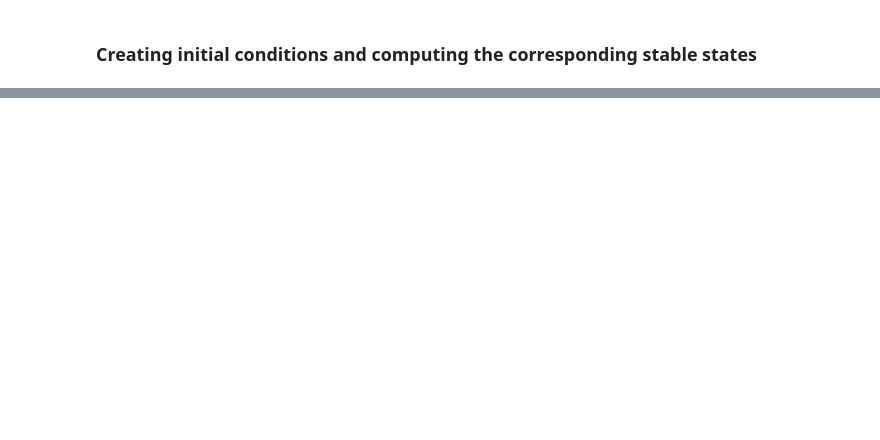
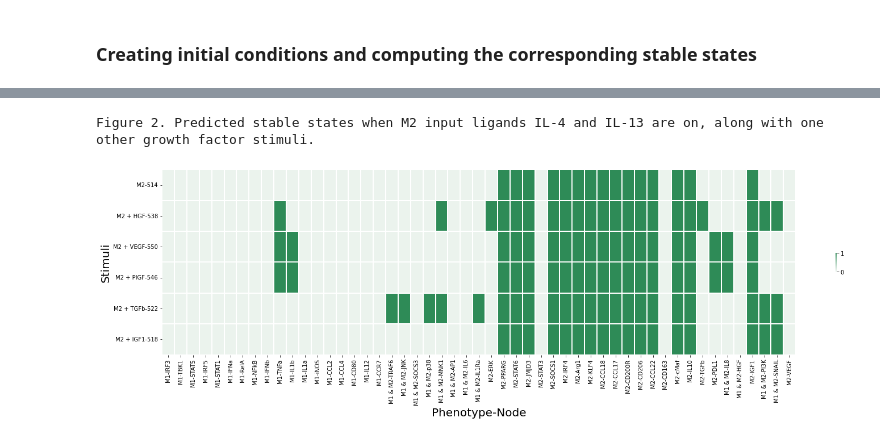
Before and after one commit to Karinaovedal/Master-thesis, a Jupyter notebook: GF_effects.ipynb, the cells around one changed output, grey strips where cells are left out. Saved outputs shown, nothing was run; the diff lists cells and outputs as text; code cells hidden in the pictures; blank space fills up the shorter version.

```diff
--- a/GF_effects.ipynb
+++ b/GF_effects.ipynb
@@ -84,18 +91,18 @@ Table 1. All possible stable states.
 # %%
 # Creating initial state conditions:
-inpM1 = ('IFNg == "1" & LPS == "1" & VEGF_e == "0" & PlGF == "0" & GMCSF == "0" & IL6_e == "0" & IL1b_e == "0" & IC == "0" & PGE2_e == "0" & IL4 == "0" & IL13 == "0" & IL10_e == "0" & HGF_e == "0" & TGFb_e == "0" & IGF1_e == "0" ')
-inpM1_HGF = ('IFNg == "1" & LPS == "1" & VEGF_e == "0" & PlGF == "0" & GMCSF == "0" & IL6_e == "0" & IL1b_e == "0" & IC == "0" & PGE2_e == "0" & IL4 == "0" & IL13 == "0" & IL10_e == "0" & HGF_e == "1" & TGFb_e == "0" & IGF1_e == "0" ')
-inpM1_VEGF = ('IFNg == "1" & LPS == "1" & VEGF_e == "1" & PlGF == "0" & GMCSF == "0" & IL6_e == "0" & IL1b_e == "0" & IC == "0" & PGE2_e == "0" & IL4 == "0" & IL13 == "0" & IL10_e == "0" & HGF_e == "0" & TGFb_e == "0" & IGF1_e == "0" ')
-inpM1_PlGF = ('IFNg == "1" & LPS == "1" & VEGF_e == "0" & PlGF == "1" & GMCSF == "0" & IL6_e == "0" & IL1b_e == "0" & IC == "0" & PGE2_e == "0" & IL4 == "0" & IL13 == "0" & IL10_e == "0" & HGF_e == "0" & TGFb_e == "0" & IGF1_e == "0" ')
-inpM1_TGFb = ('IFNg == "1" & LPS == "1" & VEGF_e == "0" & PlGF == "0" & GMCSF == "0" & IL6_e == "0" & IL1b_e == "0" & IC == "0" & PGE2_e == "0" & IL4 == "0" & IL13 == "0" & IL10_e == "0" & HGF_e == "0" & TGFb_e == "1" & IGF1_e == "0" ')
-inpM1_IGF1 = ('IFNg == "1" & LPS == "1" & VEGF_e == "0" & PlGF == "0" & GMCSF == "0" & IL6_e == "0" & IL1b_e == "0" & IC == "0" & PGE2_e == "0" & IL4 == "0" & IL13 == "0" & IL10_e == "0" & HGF_e == "0" & TGFb_e == "0" & IGF1_e == "1" ')
+inpM1 = ('IFNg == 1 & LPS == 1 & VEGF_e == 0 & PlGF == 0 & GMCSF == 0 & IL6_e == 0 & IL1b_e == 0 & IC == 0 & PGE2_e == 0 & IL4 == 0 & IL13 == 0 & IL10_e == 0 & HGF_e == 0 & TGFb_e == 0 & IGF1_e == 0')
+inpM1_HGF = ('IFNg == 1 & LPS == 1 & VEGF_e == 0 & PlGF == 0 & GMCSF == 0 & IL6_e == 0 & IL1b_e == 0 & IC == 0 & PGE2_e == 0 & IL4 == 0 & IL13 == 0 & IL10_e == 0 & HGF_e == 1 & TGFb_e == 0 & IGF1_e == 0')
+inpM1_VEGF = ('IFNg == 1 & LPS == 1 & VEGF_e == 1 & PlGF == 0 & GMCSF == 0 & IL6_e == 0 & IL1b_e == 0 & IC == 0 & PGE2_e == 0 & IL4 == 0 & IL13 == 0 & IL10_e == 0 & HGF_e == 0 & TGFb_e == 0 & IGF1_e == 0')
+inpM1_PlGF = ('IFNg == 1 & LPS == 1 & VEGF_e == 0 & PlGF == 1 & GMCSF == 0 & IL6_e == 0 & IL1b_e == 0 & IC == 0 & PGE2_e == 0 & IL4 == 0 & IL13 == 0 & IL10_e == 0 & HGF_e == 0 & TGFb_e == 0 & IGF1_e == 0')
+inpM1_TGFb = ('IFNg == 1 & LPS == 1 & VEGF_e == 0 & PlGF == 0 & GMCSF == 0 & IL6_e == 0 & IL1b_e == 0 & IC == 0 & PGE2_e == 0 & IL4 == 0 & IL13 == 0 & IL10_e == 0 & HGF_e == 0 & TGFb_e == 1 & IGF1_e == 0')
+inpM1_IGF1 = ('IFNg == 1 & LPS == 1 & VEGF_e == 0 & PlGF == 0 & GMCSF == 0 & IL6_e == 0 & IL1b_e == 0 & IC == 0 & PGE2_e == 0 & IL4 == 0 & IL13 == 0 & IL10_e == 0 & HGF_e == 0 & TGFb_e == 0 & IGF1_e == 1')
 
-inpM2 = ('IFNg == "0" & LPS == "0" & VEGF_e == "0" & PlGF == "0" & GMCSF == "0" & IL6_e == "0" & IL1b_e == "0" & IC == "0" & PGE2_e == "0" & IL4 == "1" & IL13 == "1" & IL10_e == "0" & HGF_e == "0" & TGFb_e == "0" & IGF1_e == "0" ')
-inpM2_HGF = ('IFNg == "0" & LPS == "0" & VEGF_e == "0" & PlGF == "0" & GMCSF == "0" & IL6_e == "0" & IL1b_e == "0" & IC == "0" & PGE2_e == "0" & IL4 == "1" & IL13 == "1" & IL10_e == "0" & HGF_e == "1" & TGFb_e == "0" & IGF1_e == "0" ')
-inpM2_VEGF = ('IFNg == "0" & LPS == "0" & VEGF_e == "1" & PlGF == "0" & GMCSF == "0" & IL6_e == "0" & IL1b_e == "0" & IC == "0" & PGE2_e == "0" & IL4 == "1" & IL13 == "1" & IL10_e == "0" & HGF_e == "0" & TGFb_e == "0" & IGF1_e == "0" ')
-inpM2_PlGF = ('IFNg == "0" & LPS == "0" & VEGF_e == "0" & PlGF == "1" & GMCSF == "0" & IL6_e == "0" & IL1b_e == "0" & IC == "0" & PGE2_e == "0" & IL4 == "1" & IL13 == "1" & IL10_e == "0" & HGF_e == "0" & TGFb_e == "0" & IGF1_e == "0" ')
-inpM2_TGFb = ('IFNg == "0" & LPS == "0" & VEGF_e == "0" & PlGF == "0" & GMCSF == "0" & IL6_e == "0" & IL1b_e == "0" & IC == "0" & PGE2_e == "0" & IL4 == "1" & IL13 == "1" & IL10_e == "0" & HGF_e == "0" & TGFb_e == "1" & IGF1_e == "0" ')
-inpM2_IGF1 = ('IFNg == "0" & LPS == "0" & VEGF_e == "0" & PlGF == "0" & GMCSF == "0" & IL6_e == "0" & IL1b_e == "0" & IC == "0" & PGE2_e == "0" & IL4 == "1" & IL13 == "1" & IL10_e == "0" & HGF_e == "0" & TGFb_e == "0" & IGF1_e == "1" ')
+inpM2 = ('IFNg == 0 & LPS == 0 & VEGF_e == 0 & PlGF == 0 & GMCSF == 0 & IL6_e == 0 & IL1b_e == 0 & IC == 0 & PGE2_e == 0 & IL4 == 1 & IL13 == 1 & IL10_e == 0 & HGF_e == 0 & TGFb_e == 0 & IGF1_e == 0')
+inpM2_HGF = ('IFNg == 0 & LPS == 0 & VEGF_e == 0 & PlGF == 0 & GMCSF == 0 & IL6_e == 0 & IL1b_e == 0 & IC == 0 & PGE2_e == 0 & IL4 == 1 & IL13 == 1 & IL10_e == 0 & HGF_e == 1 & TGFb_e == 0 & IGF1_e == 0')
+inpM2_VEGF = ('IFNg == 0 & LPS == 0 & VEGF_e == 1 & PlGF == 0 & GMCSF == 0 & IL6_e == 0 & IL1b_e == 0 & IC == 0 & PGE2_e == 0 & IL4 == 1 & IL13 == 1 & IL10_e == 0 & HGF_e == 0 & TGFb_e == 0 & IGF1_e == 0')
+inpM2_PlGF = ('IFNg == 0 & LPS == 0 & VEGF_e == 0 & PlGF == 1 & GMCSF == 0 & IL6_e == 0 & IL1b_e == 0 & IC == 0 & PGE2_e == 0 & IL4 == 1 & IL13 == 1 & IL10_e == 0 & HGF_e == 0 & TGFb_e == 0 & IGF1_e == 0')
+inpM2_TGFb = ('IFNg == 0 & LPS == 0 & VEGF_e == 0 & PlGF == 0 & GMCSF == 0 & IL6_e == 0 & IL1b_e == 0 & IC == 0 & PGE2_e == 0 & IL4 == 1 & IL13 == 1 & IL10_e == 0 & HGF_e == 0 & TGFb_e == 1 & IGF1_e == 0')
+inpM2_IGF1 = ('IFNg == 0 & LPS == 0 & VEGF_e == 0 & PlGF == 0 & GMCSF == 0 & IL6_e == 0 & IL1b_e == 0 & IC == 0 & PGE2_e == 0 & IL4 == 1 & IL13 == 1 & IL10_e == 0 & HGF_e == 0 & TGFb_e == 0 & IGF1_e == 1')
 
 
 # Preparing indexes for all output nodes
@@ -173,42 +170,38 @@ SyntaxError: invalid syntax (2294002430.py, line 35)
 M2_ON = fix_df.query(inpM2)
 M2_ON = M2_ON[markers]
 M2_ON.columns = pd.MultiIndex.from_arrays(phen_arrays, names= ['Phenotype', 'Node'])
 
 M2_HGF = fix_df.query(inpM2_HGF)
 M2_HGF = M2_HGF[markers]
 M2_HGF.columns = pd.MultiIndex.from_arrays(phen_arrays, names= ['Phenotype', 'Node'])
 
 M2_VEGF = fix_df.query(inpM2_VEGF)
 M2_VEGF = M2_VEGF[markers]
 M2_VEGF.columns = pd.MultiIndex.from_arrays(phen_arrays, names= ['Phenotype', 'Node'])
 
 M2_PlGF = fix_df.query(inpM2_PlGF)
 M2_PlGF = M2_PlGF[markers]
 M2_PlGF.columns = pd.MultiIndex.from_arrays(phen_arrays, names= ['Phenotype', 'Node'])
 
 M2_TGFb = fix_df.query(inpM2_TGFb)
 M2_TGFb = M2_TGFb[markers]
 M2_TGFb.columns = pd.MultiIndex.from_arrays(phen_arrays, names= ['Phenotype', 'Node'])
 
 M2_IGF1 = fix_df.query(inpM2_IGF1)
 M2_IGF1 = M2_IGF1[markers]
 M2_IGF1.columns = pd.MultiIndex.from_arrays(phen_arrays, names= ['Phenotype', 'Node'])
 
 frames = [M2_ON, M2_HGF, M2_VEGF, M2_PlGF, M2_TGFb, M2_IGF1]
-results = pd.concat(frames, keys=["M2", "M2 + HGF", "M2 + VEGF", "M2 + PlGF", "M2 + TGFb", "M2 + IGF1"]
+results = pd.concat(frames, keys=["M2", "M2 + HGF", "M2 + VEGF", "M2 + PlGF", "M2 + TGFb", "M2 + IGF1"])
 
 print("Figure 2. Predicted stable states when M2 input ligands IL-4 and IL-13 are on, along with one other growth factor stimuli. ")
-fig, ax = plt.subplots(figsize=(30, 6))
+fig, ax = plt.subplots(figsize=(25, 6))
 
-title = " Predicted effect of M2 stimuli and growth factors on macrophages. "
 
-# Setting the font size and the distance of the title from the plot
-plt.title(title,fontsize=18)
-ttl = ax.title
-ttl.set_position([0.8,1.06])
-
-# Removing the axes
-ax.axis('off')
-
-sns.heatmap(results, cmap = "Blues", square = False, linewidth=0.1, cbar_kws={"shrink": .1})
+M2map = sns.heatmap(results, cmap = sns.light_palette("seagreen", as_cmap=True), square = False, linewidth=0.1, cbar_kws={"shrink": .1})
+M2map.set_ylabel("Stimuli", fontsize=20)
+M2map.set_xlabel("Phenotype-Node", fontsize=20)
 plt.show()
+# %% [output]
+Figure 2. Predicted stable states when M2 input ligands IL-4 and IL-13 are on, along with one other growth factor stimuli.
+[figure, added]
```
Also changed, not shown: parts of 5 cells of this notebook.
